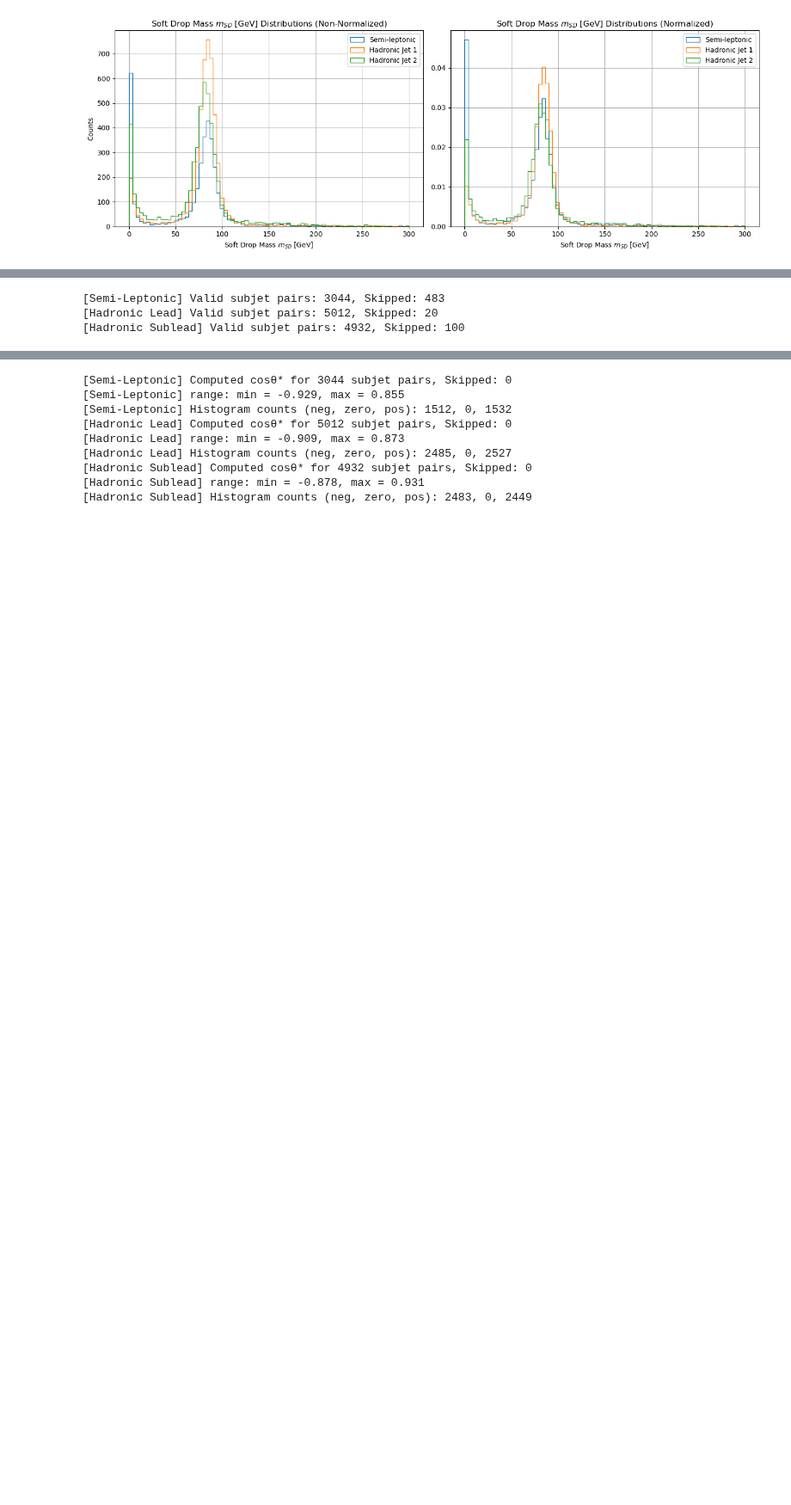
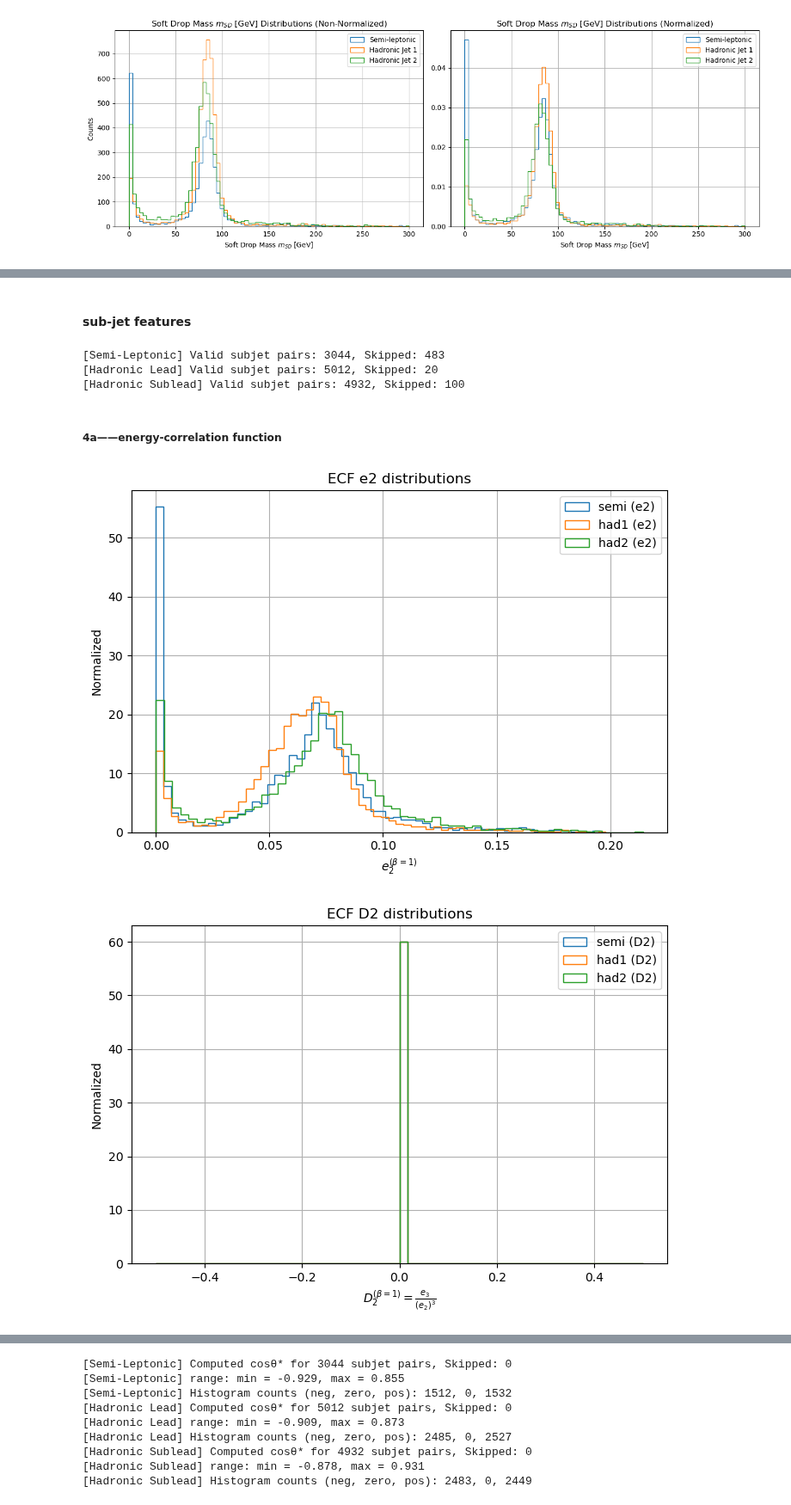
Before and after one commit to aimenobaid/polarization, a Jupyter notebook: bulk_revised.ipynb, the cells around one changed output, grey strips where cells are left out. Shown at 86% size. Saved outputs shown, nothing was run; the diff lists cells and outputs as text; code cells hidden in the pictures; blank space fills up the shorter version.

```diff
--- a/bulk_revised.ipynb
+++ b/bulk_revised.ipynb
@@ -399,3 +397,5 @@ for key, (xlabel, rng, accessor) in jet_sets.items():
+# %% [markdown]
+#### sub-jet features
 # %%
 # -- Subjet Pair Extraction for Semi-Leptonic Events --
 def extract_semi_subjet_pairs(fatjets, all_subjets, category_name="Semi-Leptonic"):
@@ -449,3 +449,5 @@ had2_pairs = extract_had_subjet_pairs(fully_hadronic_second_jet, "Hadronic Suble
 [Semi-Leptonic] Valid subjet pairs: 3044, Skipped: 483
 [Hadronic Lead] Valid subjet pairs: 5012, Skipped: 20
 [Hadronic Sublead] Valid subjet pairs: 4932, Skipped: 100
+# %% [markdown]
+##### 4a——energy-correlation function
@@ -451,0 +530,32 @@ had2_pairs = extract_had_subjet_pairs(fully_hadronic_second_jet, "Hadronic Suble
+# %%
+# Try constituents first; if it errors, set use_constituents=False
+USE_CONSTITUENTS = False
+
+e2_semi, e3_semi, C2_semi, D2_semi = compute_ecfs(semi_leptonic_leading_jet, USE_CONSTITUENTS, beta=1)
+e2_h1,   e3_h1,   C2_h1,   D2_h1   = compute_ecfs(fully_hadronic_leading_jet, USE_CONSTITUENTS, beta=1)
+e2_h2,   e3_h2,   C2_h2,   D2_h2   = compute_ecfs(fully_hadronic_second_jet, USE_CONSTITUENTS, beta=1)
+
+# Convert to numpy for plotting
+def to_np(x): return ak.to_numpy(ak.fill_none(x, 0.0))
+
+plt.figure(figsize=(7,5))
+plt.hist(to_np(e2_semi), bins=60, density=True, histtype='step', label='semi (e2)')
+plt.hist(to_np(e2_h1),   bins=60, density=True, histtype='step', label='had1 (e2)')
+plt.hist(to_np(e2_h2),   bins=60, density=True, histtype='step', label='had2 (e2)')
+plt.xlabel(r"$e_2^{(\beta=1)}$")
+plt.ylabel("Normalized")
+plt.title("ECF e2 distributions")
+plt.legend(); plt.grid(); plt.tight_layout(); plt.show()
+
+# Only meaningful if you had >=3 constituents
+plt.figure(figsize=(7,5))
+plt.hist(to_np(D2_semi), bins=60, density=True, histtype='step', label='semi (D2)')
+plt.hist(to_np(D2_h1),   bins=60, density=True, histtype='step', label='had1 (D2)')
+plt.hist(to_np(D2_h2),   bins=60, density=True, histtype='step', label='had2 (D2)')
+plt.xlabel(r"$D_2^{(\beta=1)} = \frac{e_3}{(e_2)^3}$")
+plt.ylabel("Normalized")
+plt.title("ECF D2 distributions")
+plt.legend(); plt.grid(); plt.tight_layout(); plt.show()
+# %% [output]
+[figure, added]
+[figure, added]
```
Also changed, not shown: parts of 4 cells of this notebook.
